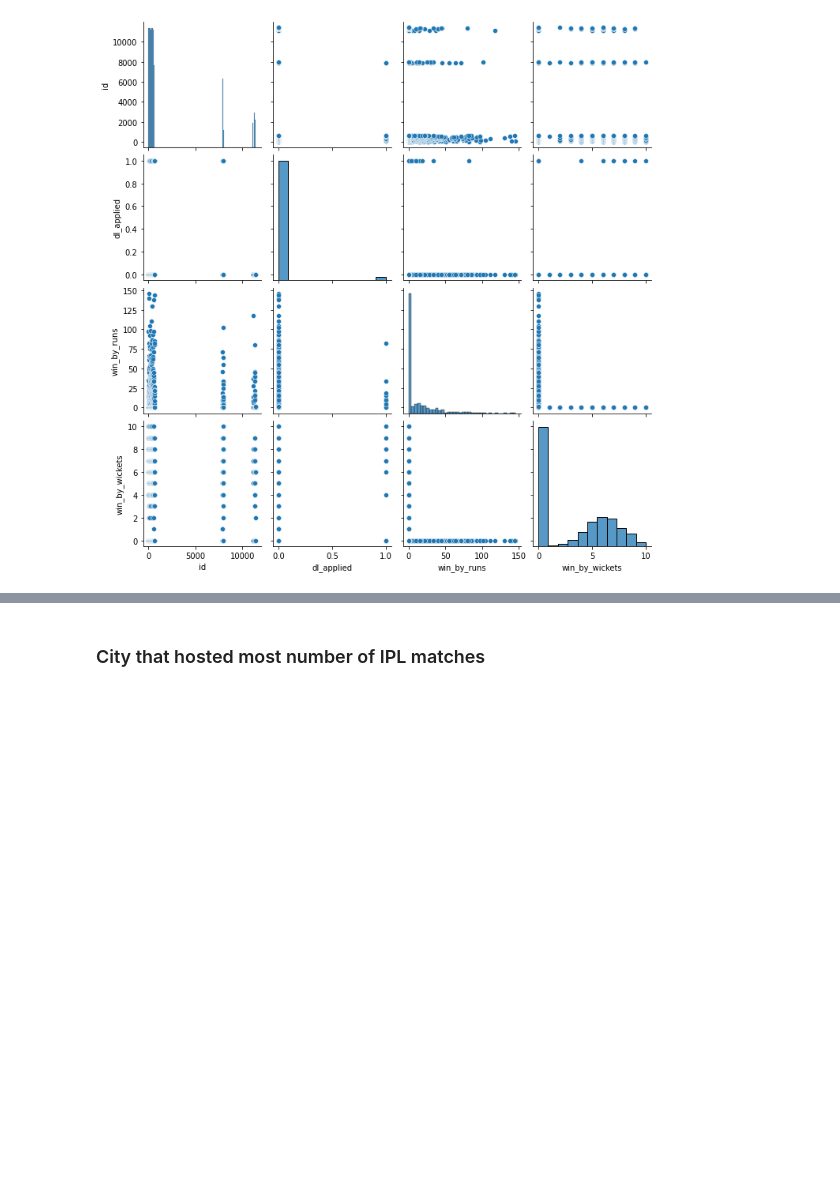
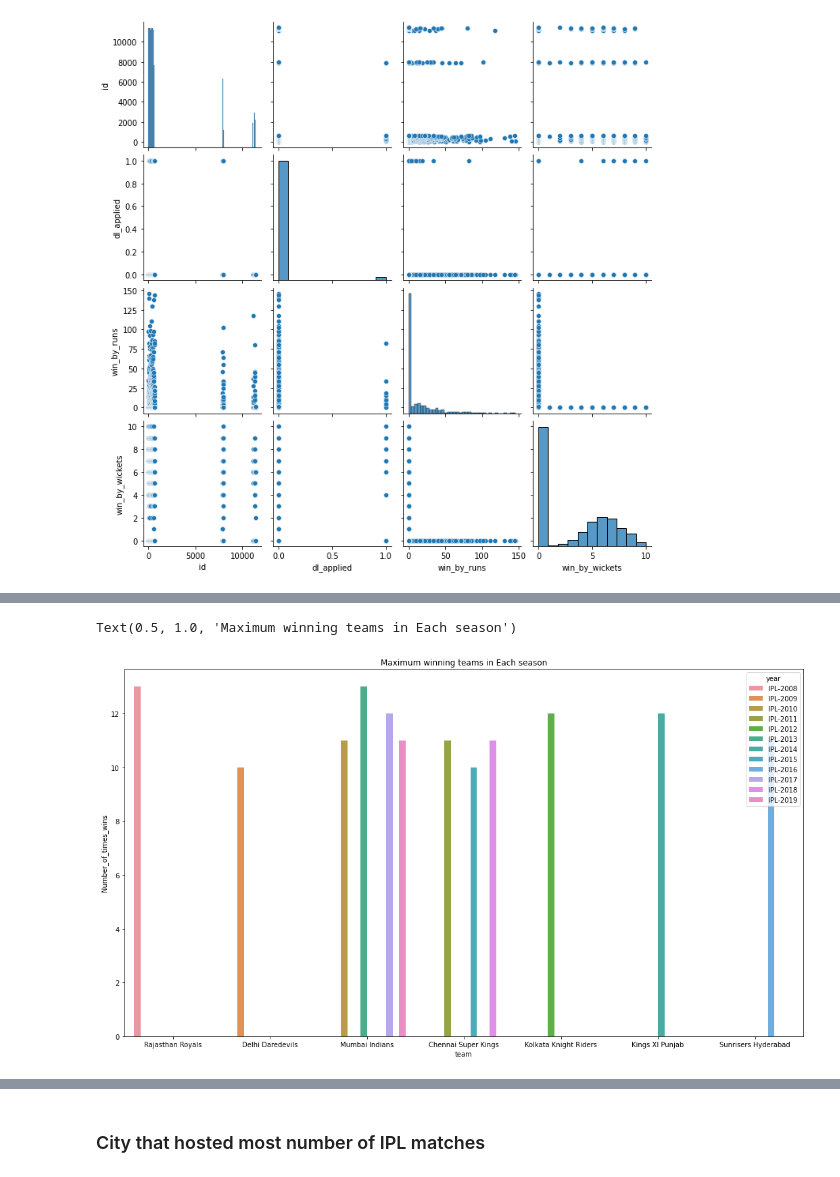
Before and after one commit to anshudhanshu/IPL-Dataset-Analysis, a Jupyter notebook: Sudhanshu_Rawat_Team_3_Capstone_Project.ipynb, the cells around one changed output, grey strips where cells are left out. Cells and saved outputs as stored; diff of their text form; code cells hidden in the pictures; blank space fills up the shorter version.

```diff
--- a/Sudhanshu_Rawat_Team_3_Capstone_Project.ipynb
+++ b/Sudhanshu_Rawat_Team_3_Capstone_Project.ipynb
@@ -250,0 +229,3 @@ will do it later
+# %%
+season_win_df = ipl_matches.groupby('Season')['winner'].value_counts()
+ipl_matches.groupby('Season')['winner'].value_counts()
@@ -250,0 +246,13 @@ will do it later
+# %%
+year = 2008
+win_per_season_df = pd.DataFrame(columns=['year', 'team', 'Number_of_times_wins'])
+for items in season_win_df.iteritems():
+  my_year= items[0][0].split('-')
+  if int(my_year[1])==year:
+    win_series = ({
+            'year': items[0][0],
+            'team': items[0][1],
+            'Number_of_times_wins': items[1]
+        })
+    win_per_season_df = win_per_season_df.append(win_series,ignore_index=True)
+    year += 1
@@ -250,0 +275,7 @@ will do it later
+# %%
+plt.figure(figsize =(18,10))
+sns.barplot(x = win_per_season_df.team, y = win_per_season_df.Number_of_times_wins,hue = win_per_season_df.year)
+plt.title('Maximum winning teams in Each season')
+# %% [output]
+Text(0.5, 1.0, 'Maximum winning teams in Each season')
+[figure, added]
```
Also changed, not shown: parts of 32 cells of this notebook.
